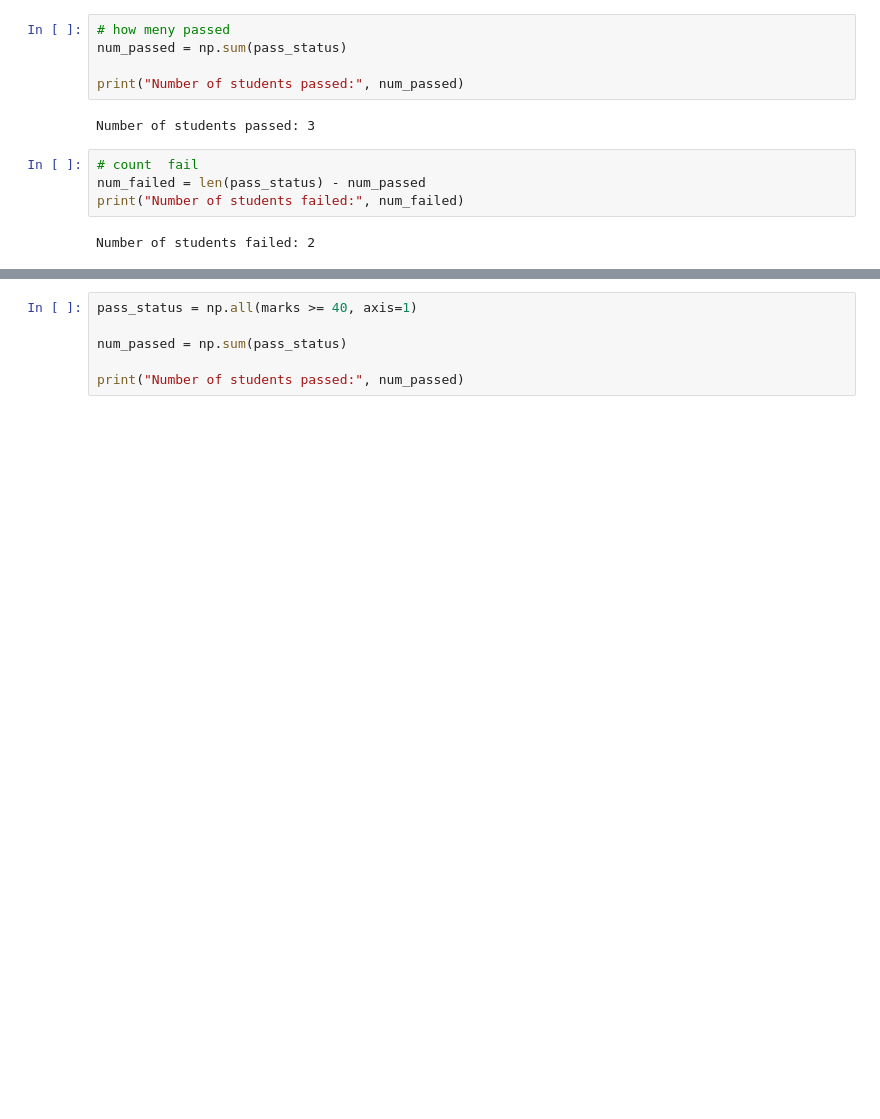
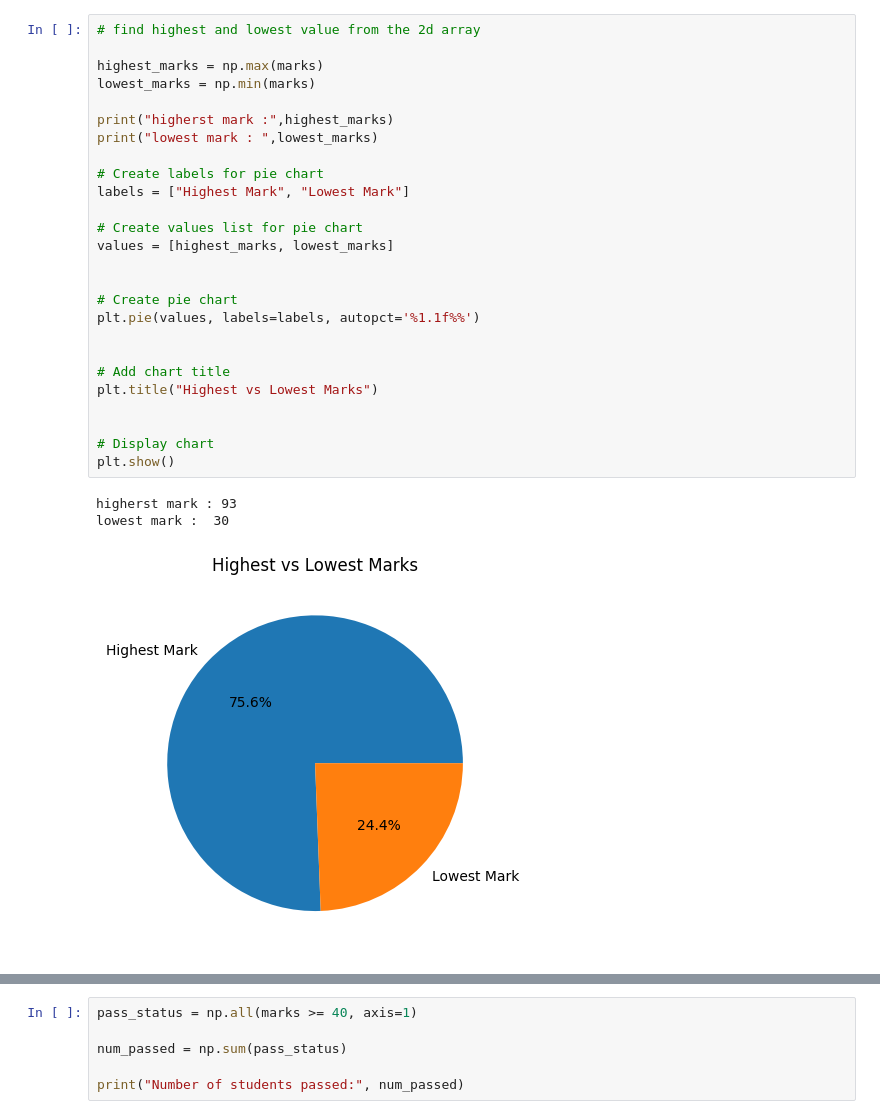
Before and after one commit to Chaki34/python-basics, a Jupyter notebook: Student_Data_Analyzer.ipynb, the cells around one changed output, grey strips where cells are left out. Saved outputs shown, nothing was run; the diff lists cells and outputs as text; blank space fills up the shorter version.

```diff
--- a/Student_Data_Analyzer.ipynb
+++ b/Student_Data_Analyzer.ipynb
@@ -100,13 +145,30 @@ Grades: ['A' 'B' 'A' 'C' 'C']
-# %%
-# how meny passed
-num_passed = np.sum(pass_status)
-
-print("Number of students passed:", num_passed)
-# %% [output]
-Number of students passed: 3
-# %%
-# count  fail
-num_failed = len(pass_status) - num_passed
-print("Number of students failed:", num_failed)
-# %% [output]
-Number of students failed: 2
+# %%
+# find highest and lowest value from the 2d array
+
+highest_marks = np.max(marks)
+lowest_marks = np.min(marks)
+
+print("higherst mark :",highest_marks)
+print("lowest mark : ",lowest_marks)
+
+# Create labels for pie chart
+labels = ["Highest Mark", "Lowest Mark"]
+
+# Create values list for pie chart
+values = [highest_marks, lowest_marks]
+
+
+# Create pie chart
+plt.pie(values, labels=labels, autopct='%1.1f%%')
+
+
+# Add chart title
+plt.title("Highest vs Lowest Marks")
+
+
+# Display chart
+plt.show()
+# %% [output]
+higherst mark : 93
+lowest mark :  30
+[figure, added]
```
Also changed, not shown: parts of 18 cells of this notebook.
